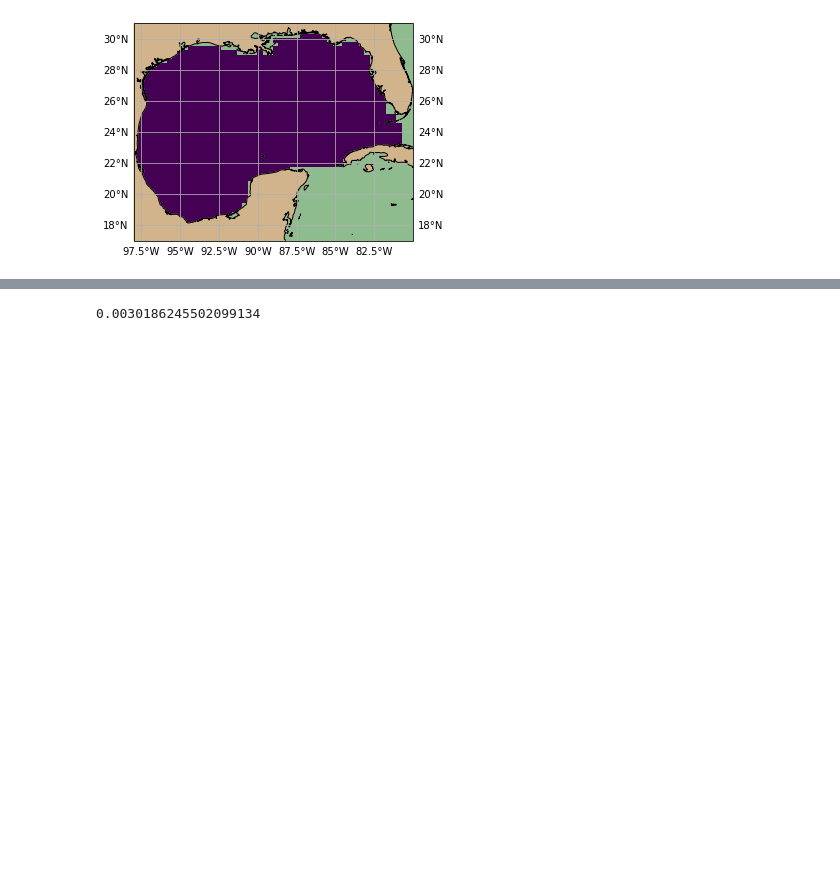
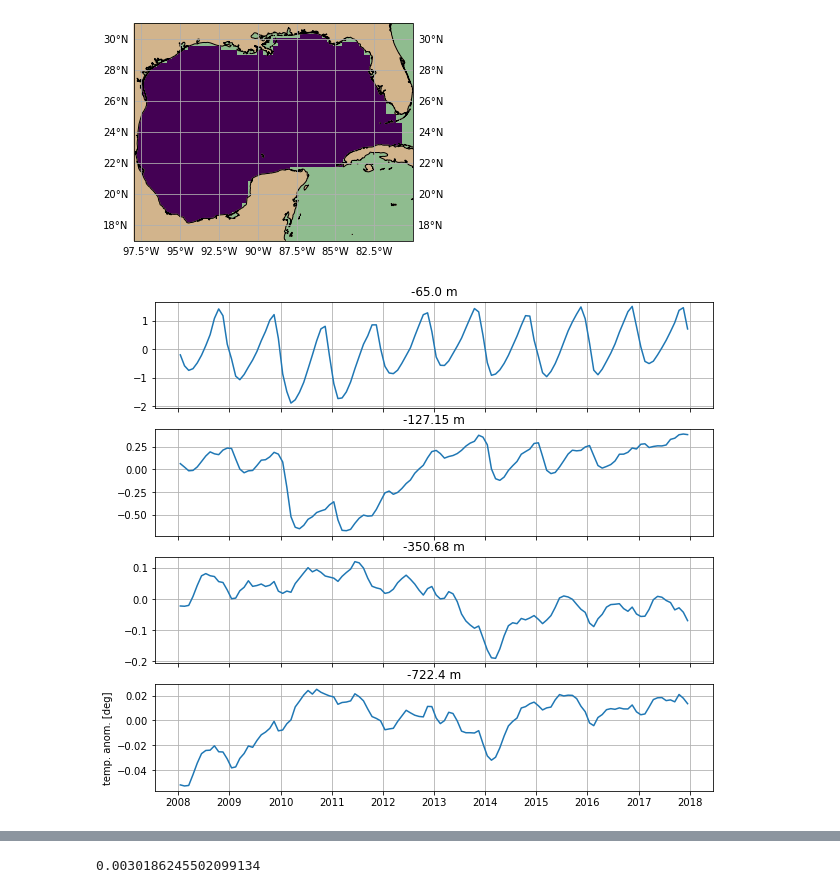
Before and after one commit to jakesteinberg/nasa_ostst, a Jupyter notebook: landerer.ipynb, the cells around one changed output, grey strips where cells are left out. Saved outputs shown, nothing was run; the diff lists cells and outputs as text; code cells hidden in the pictures; blank space fills up the shorter version.

```diff
--- a/landerer.ipynb
+++ b/landerer.ipynb
@@ -277,3 +286,28 @@ ax.set_facecolor('#8FBC8F'); ax.set_xlim([lon_w, lon_e]); ax.set_ylim([lat_s, la
 [figure]
 # %%
 da_gulf_mask.to_netcdf(path='/Users/jakesteinberg/Documents/NASA_OSTST/ecco_gulf_mask_3.nc')
+# %%
+# linear trend in theta after applying gulf mask
+# -- temperature --
+theta = ds_theta_r*gulf_mask
+theta_a = theta - theta.mean(dim='time')
+ptheta = theta_a.polyfit(dim='time', deg=1)
+# %%
+gom_theta_a = theta_a.mean(dim=['i','j'])
+# %%
+f, (ax1,ax2,ax3,ax4) = plt.subplots(4,1,figsize=(10,9))
+ax1.plot(theta_a.time,gom_theta_a.isel(layer=6))
+ax1.set_title(str(ecco_grid.Z[6].data) + ' m'); ax1.set_xticklabels(['']);
+ax1.grid()
+ax2.plot(theta_a.time,gom_theta_a.isel(layer=12))
+ax2.set_title(str(ecco_grid.Z[12].data) + ' m'); ax2.set_xticklabels([''])
+ax2.grid()
+ax3.plot(theta_a.time,gom_theta_a.isel(layer=20))
+ax3.set_title(str(ecco_grid.Z[20].data) + ' m'); ax3.set_xticklabels([''])
+ax3.grid()
+ax4.plot(theta_a.time,gom_theta_a.isel(layer=25))
+ax4.set_title(str(ecco_grid.Z[25].data) + ' m'); ax4.set_ylabel('temp. anom. [deg]')
+ax4.grid()
+f.savefig('/Users/jakesteinberg/Documents/NASA_OSTST/meetings/2022_06_23/GOM_ecco_theta_anom.jpg', dpi=250)
+# %% [output]
+[figure, added]
```
Also changed, not shown: parts of 4 cells of this notebook, 2 other files.
